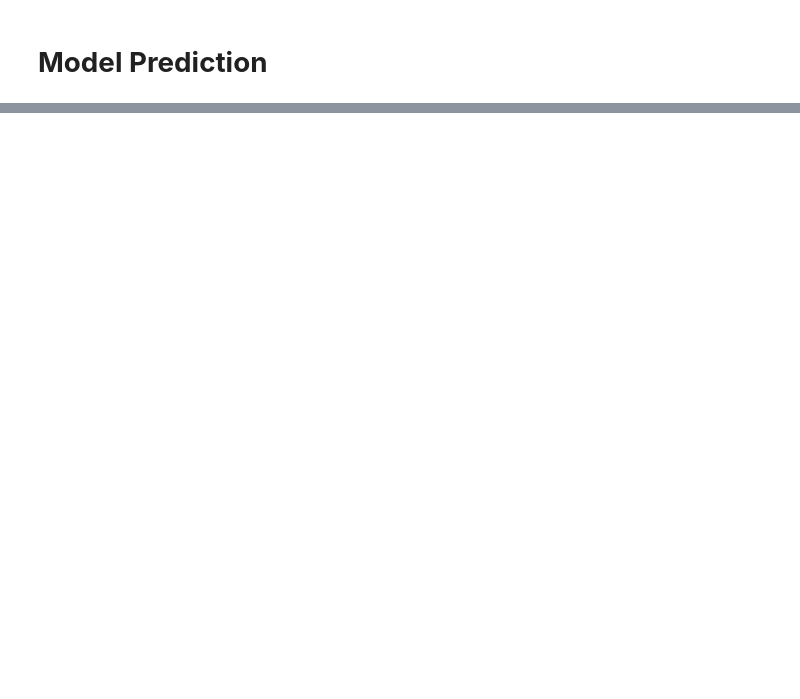
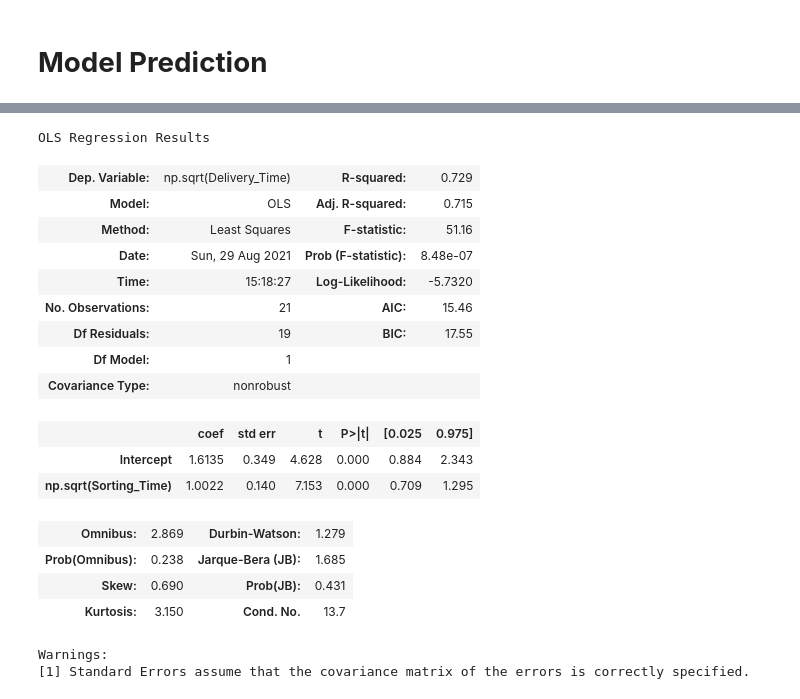
Before and after one commit to RiteshopShrivastava/Assignment_4_Simple_Linear_regression_2, a Jupyter notebook: Assignment_4_Simple_Linear_Regression_2.ipynb, the cells around one changed output, grey strips where cells are left out. Cells and saved outputs as stored; diff of their text form; code cells hidden in the pictures; blank space fills up the shorter version.

```diff
--- a/Assignment_4_Simple_Linear_Regression_2.ipynb
+++ b/Assignment_4_Simple_Linear_Regression_2.ipynb
@@ -199,0 +241,22 @@ dtype: float64
+# %%
+model5.summary()
+# %% [output]
+OLS Regression Results
+| Dep. Variable: | np.sqrt(Delivery_Time) | R-squared: | 0.729 |
+| Model: | OLS | Adj. R-squared: | 0.715 |
+| Method: | Least Squares | F-statistic: | 51.16 |
+| Date: | Sun, 29 Aug 2021 | Prob (F-statistic): | 8.48e-07 |
+| Time: | 15:18:27 | Log-Likelihood: | -5.7320 |
+| No. Observations: | 21 | AIC: | 15.46 |
+| Df Residuals: | 19 | BIC: | 17.55 |
+| Df Model: | 1 |  |  |
+| Covariance Type: | nonrobust |  |  |
+|  | coef | std err | t | P>|t| | [0.025 | 0.975] |
+| Intercept | 1.6135 | 0.349 | 4.628 | 0.000 | 0.884 | 2.343 |
+| np.sqrt(Sorting_Time) | 1.0022 | 0.140 | 7.153 | 0.000 | 0.709 | 1.295 |
+| Omnibus: | 2.869 | Durbin-Watson: | 1.279 |
+| Prob(Omnibus): | 0.238 | Jarque-Bera (JB): | 1.685 |
+| Skew: | 0.690 | Prob(JB): | 0.431 |
+| Kurtosis: | 3.150 | Cond. No. | 13.7 |
+Warnings:
+[1] Standard Errors assume that the covariance matrix of the errors is correctly specified.
```
Also changed, not shown: parts of 15 cells of this notebook.
